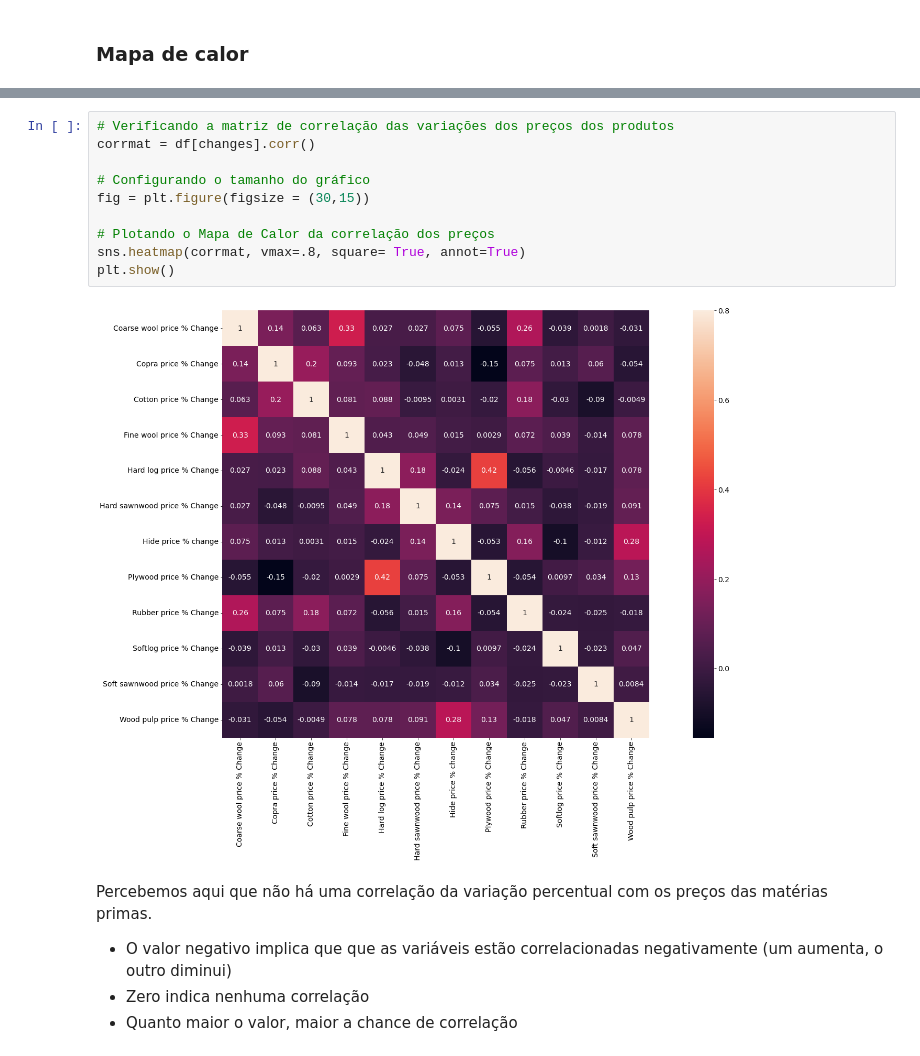
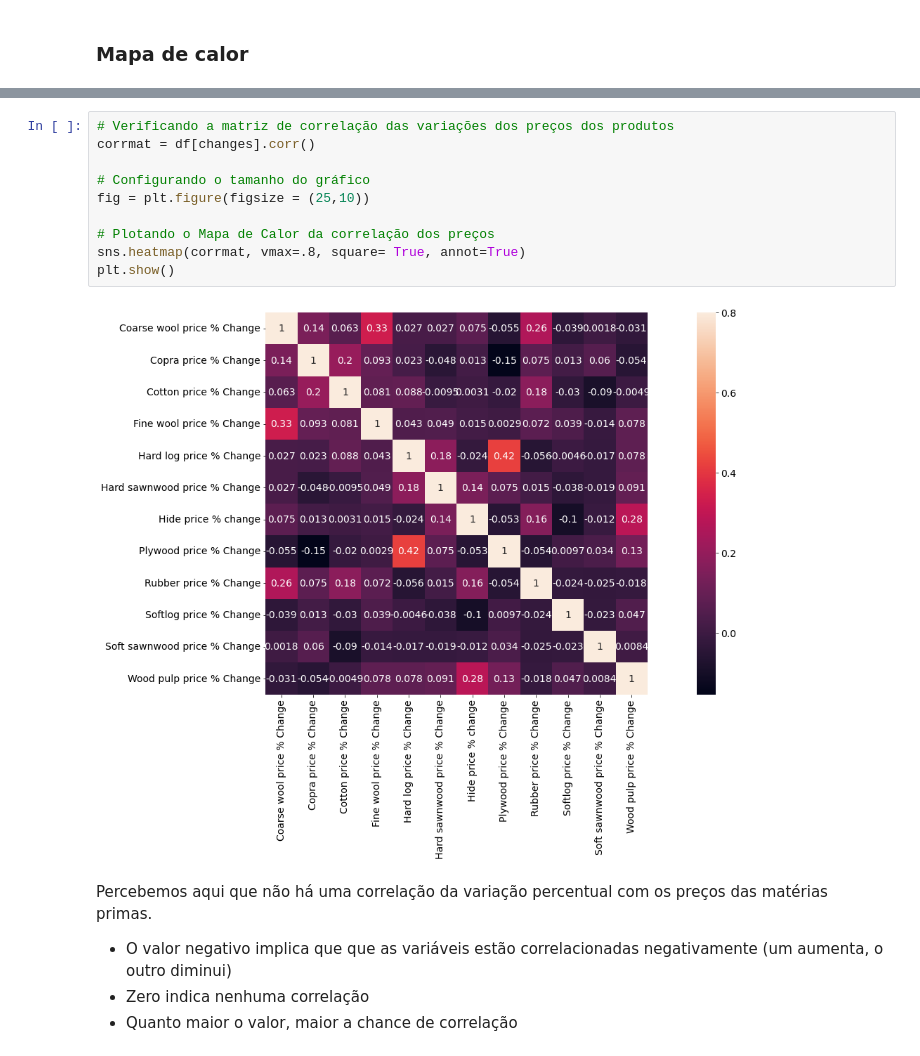
Before and after one commit to RaulOAlves/Agricultural_Raw_Material_prices_-1990_2020-, a Jupyter notebook: Agricultural_Raw_Material_prices_(1990_2020).ipynb, the cells around one changed output, grey strips where cells are left out. Cells and saved outputs as stored; diff of their text form.

```diff
--- a/Agricultural_Raw_Material_prices_(1990_2020).ipynb
+++ b/Agricultural_Raw_Material_prices_(1990_2020).ipynb
@@ -185,15 +185,15 @@ plt.show()
 # %%
 # Verificando a matriz de correlação das variações dos preços dos produtos
 corrmat = df[changes].corr()
 
 # Configurando o tamanho do gráfico
-fig = plt.figure(figsize = (30,15))
+fig = plt.figure(figsize = (25,10))
 
 # Plotando o Mapa de Calor da correlação dos preços
 sns.heatmap(corrmat, vmax=.8, square= True, annot=True)
 plt.show()
 # %% [output]
-[figure, old version]
+[figure, new version]
 # %% [markdown]
 Percebemos aqui que não há uma correlação da variação percentual com os preços das matérias primas.
 
```
Also changed, not shown: parts of 6 cells of this notebook.
